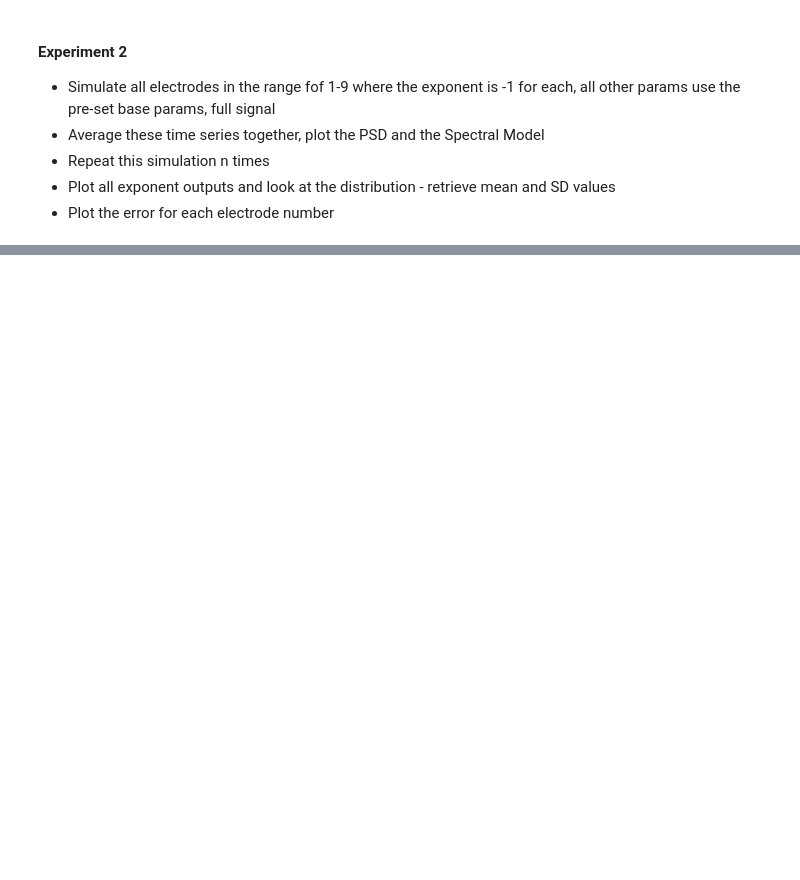
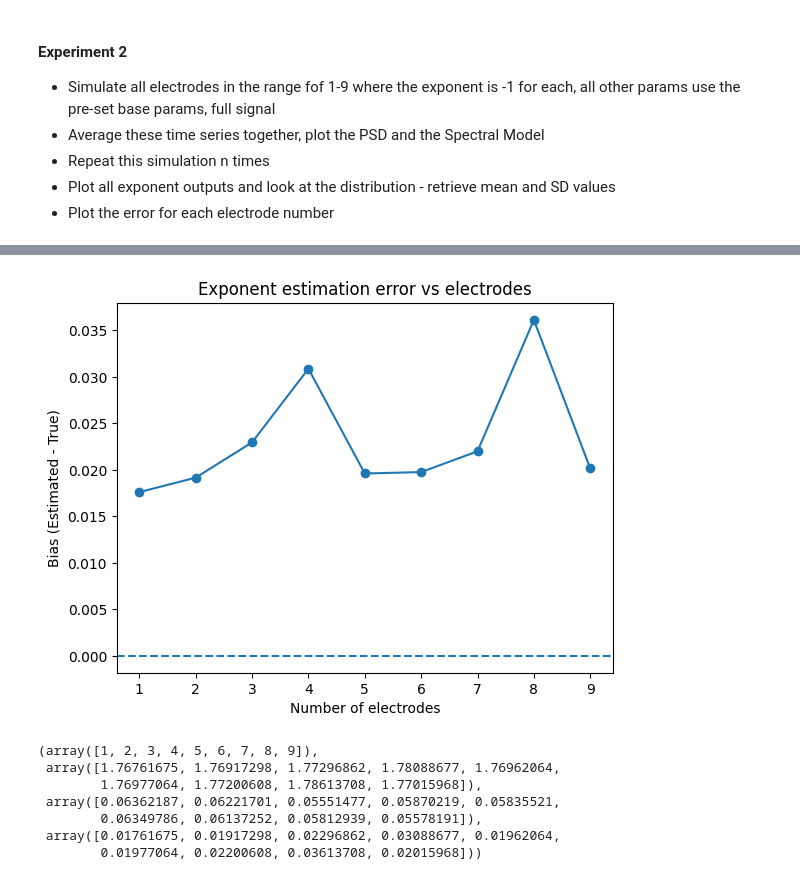
Before and after one commit to chloehooper18/DissertationSimulations, a Jupyter notebook: 03 Avg Time Series exps/Exponent manipulations/02_fixed_exp_1D_electrodes_full.ipynb, the cells around one changed output, grey strips where cells are left out. Drawn from its saved outputs; the diff is of its cells as text; code cells hidden in the pictures; blank space fills up the shorter version.

```diff
--- a/03 Avg Time Series exps/Exponent manipulations/02_fixed_exp_1D_electrodes_full.ipynb
+++ b/03 Avg Time Series exps/Exponent manipulations/02_fixed_exp_1D_electrodes_full.ipynb
@@ -56,0 +100,11 @@ sweep_electrodes_1D(electrode_range=range(1, 10), n_repeats=100, base_params=ele
+# %%
+sweep_electrodes_1D(electrode_range=range(1, 10), n_repeats=100, base_params=electrode_sim_params_full, exponent=-1.75)
+# %% [output]
+[figure, added]
+(array([1, 2, 3, 4, 5, 6, 7, 8, 9]),
+ array([1.76761675, 1.76917298, 1.77296862, 1.78088677, 1.76962064,
+        1.76977064, 1.77200608, 1.78613708, 1.77015968]),
+ array([0.06362187, 0.06221701, 0.05551477, 0.05870219, 0.05835521,
+        0.06349786, 0.06137252, 0.05812939, 0.05578191]),
+ array([0.01761675, 0.01917298, 0.02296862, 0.03088677, 0.01962064,
+        0.01977064, 0.02200608, 0.03613708, 0.02015968]))
```
Also changed, not shown: parts of 11 cells of this notebook, 5 other files.
